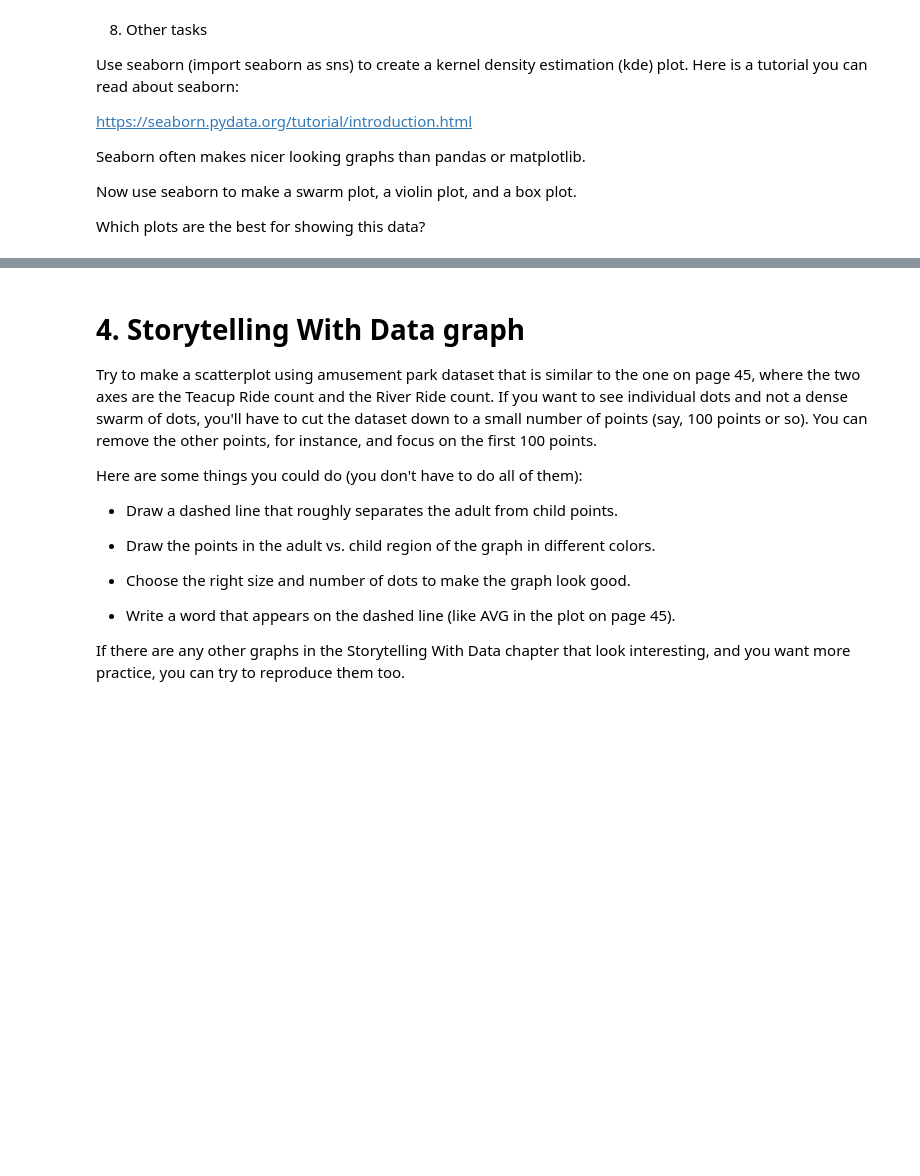
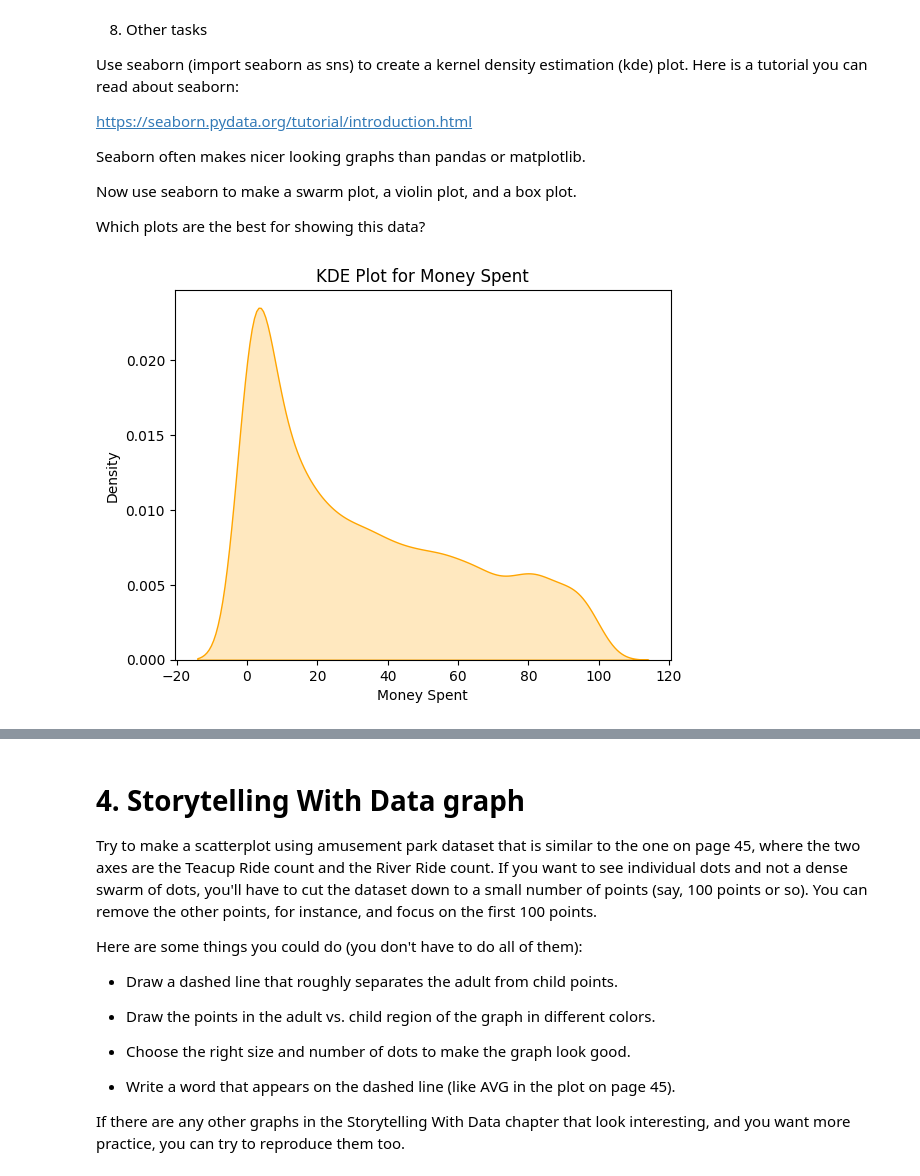
Before and after one commit to NicoleCarney/2025-spring-B2, a Jupyter notebook: Week3.ipynb, the cells around one changed output, grey strips where cells are left out. Saved outputs shown, nothing was run; the diff lists cells and outputs as text; code cells hidden in the pictures; blank space fills up the shorter version.

```diff
--- a/Week3.ipynb
+++ b/Week3.ipynb
@@ -240,3 +366,13 @@ Seaborn often makes nicer looking graphs than pandas or matplotlib.
 Now use seaborn to make a swarm plot, a violin plot, and a box plot.
 
 Which plots are the best for showing this data?
+# %%
+#KDE Plot
+
+sns.kdeplot(df['MoneySpent'], fill=True, color='orange')
+plt.title('KDE Plot for Money Spent')
+plt.xlabel('Money Spent')
+plt.ylabel('Density')
+plt.show()
+# %% [output]
+[figure, added]
```
Also changed, not shown: parts of 14 cells of this notebook.
